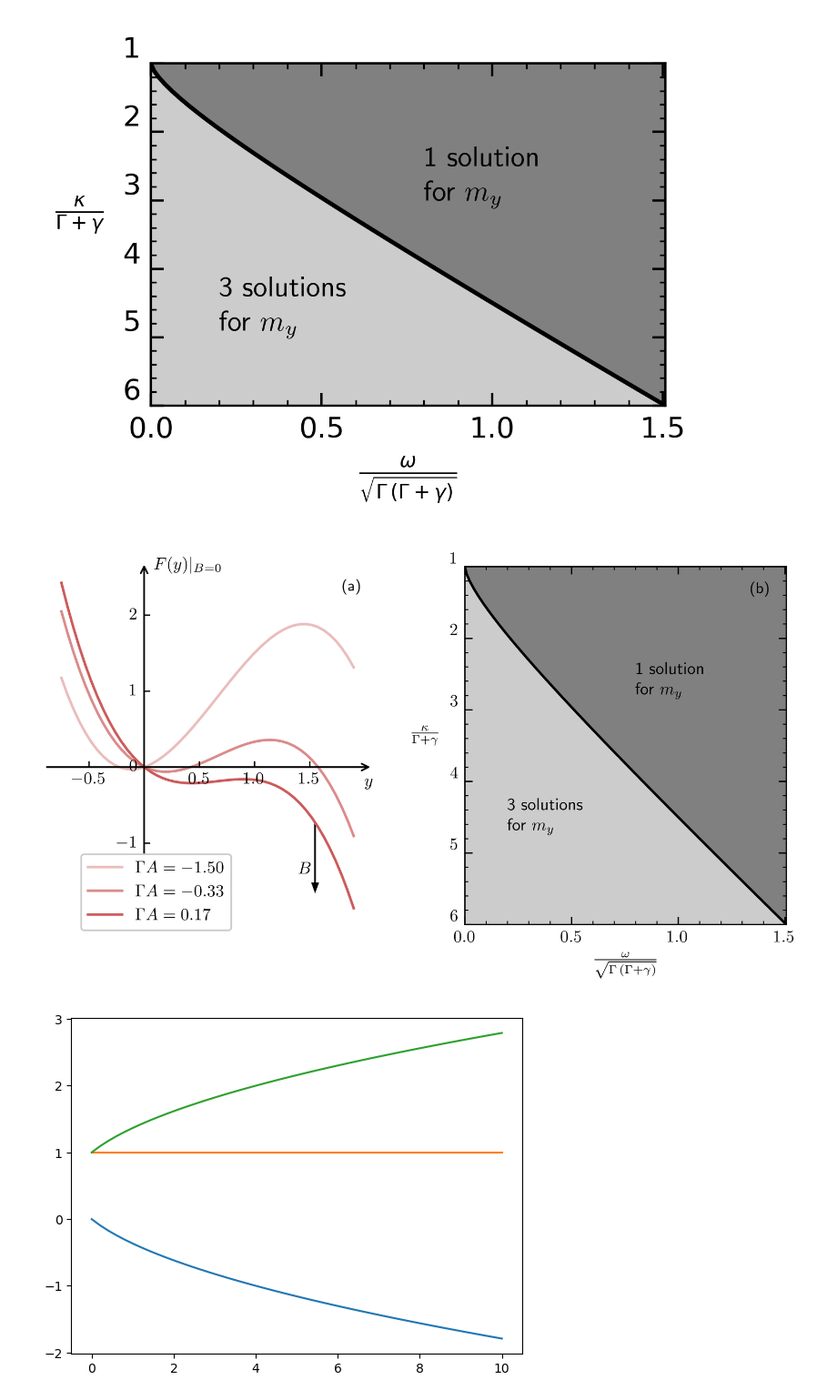
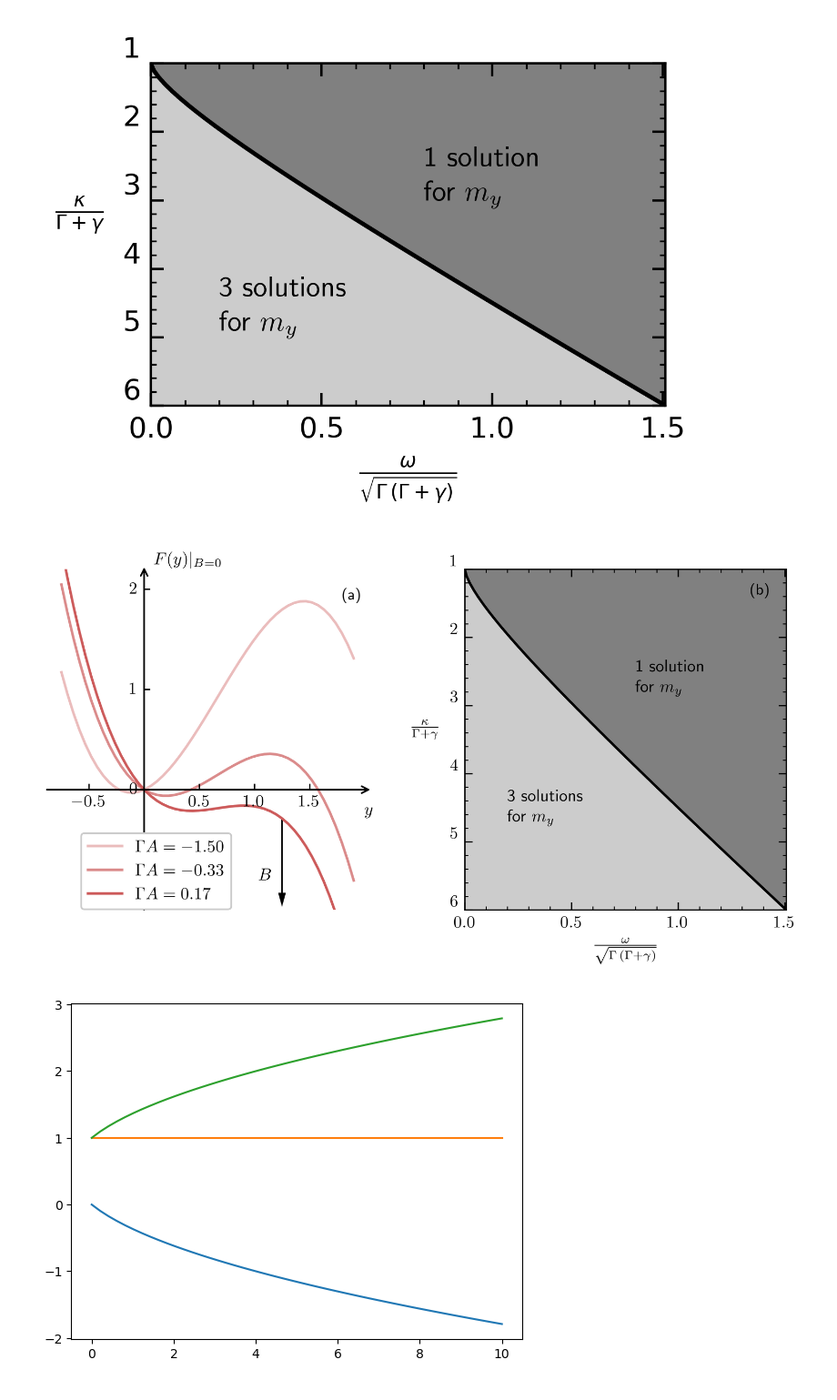
Before and after one commit to ChriGomm/saved_bachelor_scripts, a Jupyter notebook: plotting _scheme.ipynb, the cells around one changed output. Shown at 91% size. Saved outputs shown, nothing was run; the diff lists cells and outputs as text; code cells hidden in the pictures.

```diff
--- a/plotting _scheme.ipynb
+++ b/plotting _scheme.ipynb
@@ -180,7 +180,7 @@ from mpl_toolkits.axisartist.axislines import AxesZero
 # setup.fig_width= 18*cm
 # setup.fig_height=22.6*cm
 import matplotlib.gridspec as gridspec
-fig = plt.figure(figsize=(41*cm,6.3*cm),dpi=600)
+fig = plt.figure(figsize=(41*cm,6*cm),dpi=600)
 gs = gridspec.GridSpec(1, 2, figure=fig,wspace=0.3,hspace=0.3,bottom=-0.3,right=0.5)
 # fig, ax = setup.return_fig(shape=(1,1),dots_per_inch=600)
 # del ax
@@ -190,7 +190,8 @@ ax.spines['bottom'].set_position('zero')
 ax.spines['left'].set_position('zero')
 ax.spines['right'].set_color('none')
 ax.tick_params(axis='x',which='both',bottom=True,top=False)
-
+ax.set_ylim(-1.2,2.2)
+ax.yaxis.set_major_locator(ticker.MultipleLocator(1))
 ax.tick_params(axis='y',which='both',left=True,right=False)
 for direction in ["xzero", "yzero"]:
     # adds arrows at the ends of each axis
@@ -203,7 +204,7 @@ for direction in ["xzero", "yzero"]:
 for direction in ["left", "right", "bottom", "top"]:
     # hides borders
     ax.axis[direction].set_visible(False)
-ax.text(s=r'$F(y)|_{B=0}$',x=0.09,y=2.6)
+ax.text(s=r'$F(y)|_{B=0}$',x=0.09,y=2.25)
 ax.text(s=r'$y$',x=2,y=-0.25)
 ax.set_xticks([-0.5,0.5,1,1.5])
 def F_scale(y,A):
@@ -215,38 +216,38 @@ alphas = [0.4,0.7,1]
 for i in range(len(As)):
     ax.plot(yrange,F_scale(yrange,As[i]),color='indianred',alpha=alphas[i])
     legend.append(r'$\Gamma A='+r'{:.2f}$'.format(As[i]))
-ax.legend(legend,bbox_to_anchor=(0.6,0.22),framealpha=1)
-ax.arrow(x=1.55,y=F_scale(1.55,As[-1]),dx=0,dy=-0.8,head_width=0.05,head_length=0.1,facecolor='0')
-ax.text(s=r'$B$',x=1.4,y=-1.4)
+ax.legend(legend,bbox_to_anchor=(0.6,0.25),framealpha=1)
+ax.arrow(x=1.25,y=F_scale(1.25,As[-1]),dx=0,dy=-0.75,head_width=0.05,head_length=0.1,facecolor='0')
+ax.text(s=r'$B$',x=1.04,y=-0.9)
 ax2 = fig.add_subplot(gs[1])
 ax2.plot(w,k,color='0')
 ax2.fill_between(w,k[0],k,color='0.5')
 ax2.fill_between(w,k,k[-1],color='0.8')
 ax2.set_xlim(0,w[-1])
 ax2.set_ylim(1,k[-1])
 ax2.yaxis.set_major_locator(ticker.MultipleLocator(major_ytick_step))
 ax2.yaxis.set_minor_locator(ticker.MultipleLocator(minor_ytick_step))
 ax2.xaxis.set_major_locator(ticker.MultipleLocator(major_xtick_step))
 ax2.xaxis.set_minor_locator(ticker.MultipleLocator(minor_xtick_step))
 ax2.yaxis.set_inverted(True)
 if STRIP_OF_ZEROS_X:
     ax2.xaxis.set_major_formatter(ticker.FuncFormatter(strip0))
 if STRIP_OF_ZEROS_Y:
     ax2.yaxis.set_major_formatter(ticker.FuncFormatter(strip0))
 ax2.tick_params(axis='x',direction='in',which='both',bottom=True,top=True,labelbottom=True)
 ax2.tick_params(axis='both',which='major',length=4.5)
 ax2.tick_params(axis='y',direction='in',which='both',left=True,right=True,labelleft=True)
 ax2.set_xlabel(r'$\frac{\omega}{\sqrt{\Gamma\,(\Gamma+\gamma)}}$')
 ax2.set_ylabel(r'$\frac{\kappa}{\Gamma+\gamma}$',rotation=0,labelpad=15)
 plt.setp(ax2.yaxis.get_majorticklabels(),va='bottom')
 ax2.text(0.8,2.5,r'\,\\1 solution\\for $m_y$')
 ax2.text(0.2,4.4,r'\,\\3 solutions\\for $m_y$')
 ax2.text(1.34,1.37,'(b)',fontsize=9)
-ax.text(1.8,2.32,'(a)',fontsize=9)
+ax.text(1.8,1.9,'(a)',fontsize=9)
 plt.savefig('/home/christian/Documents/Bachelor/protocol/pictures/'+'polynomial_scheme_phase.pdf',bbox_inches='tight')
 plt.show()
 # %% [output]
-[figure, old version]
+[figure, new version]
 # %%
 def fixy(y,x):
     return - x/2-(1-x/2)*y-y**3+2*y**2
```
Also changed, not shown: 2 other files.
